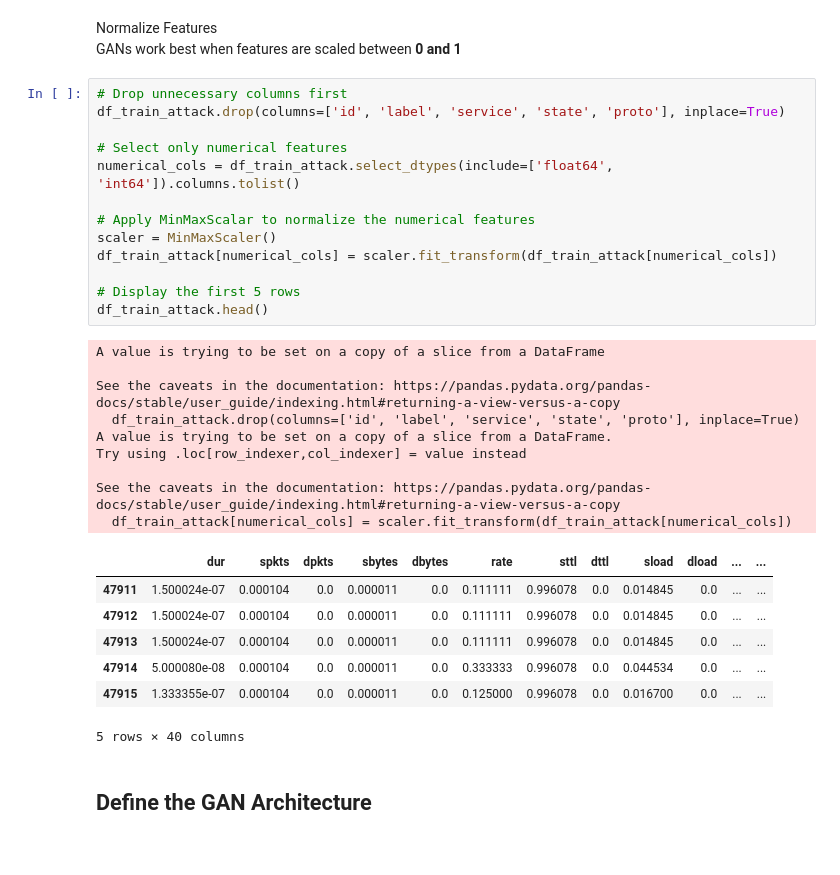
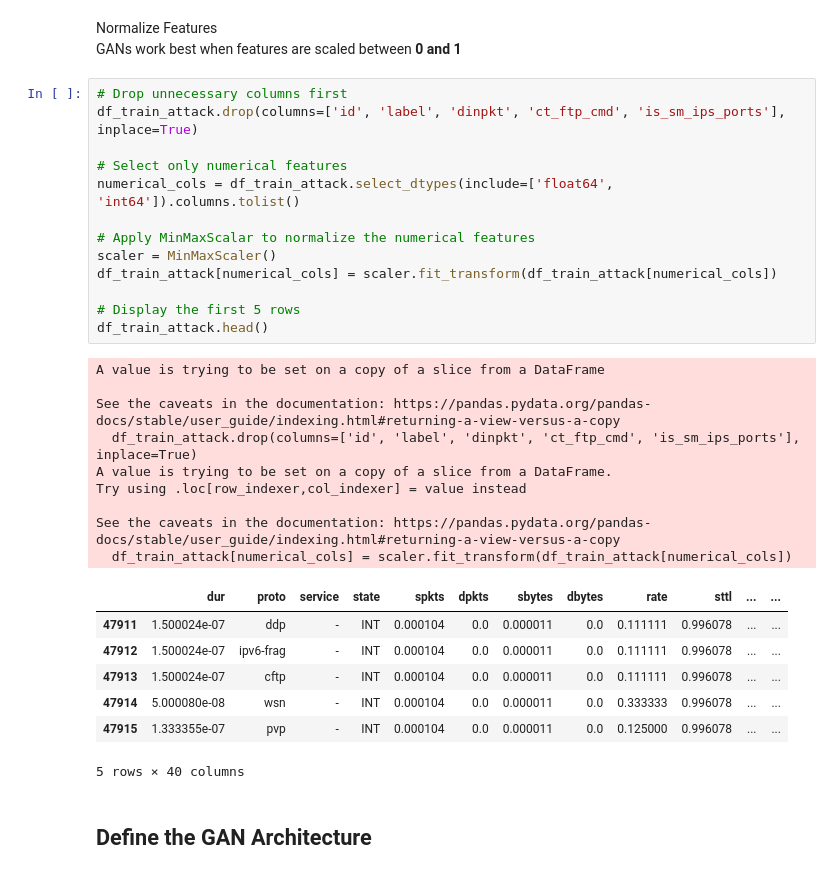
Before and after one commit to rajasa13/SimpleGAN, a Jupyter notebook: simpleGAN.ipynb, the cells around one changed output. Drawn from its saved outputs; the diff is of its cells as text.

```diff
--- a/simpleGAN.ipynb
+++ b/simpleGAN.ipynb
@@ -137,33 +200,33 @@ Normalize Features
 GANs work best when features are scaled between **0 and 1**
 # %%
 # Drop unnecessary columns first
-df_train_attack.drop(columns=['id', 'label', 'service', 'state', 'proto'], inplace=True)
+df_train_attack.drop(columns=['id', 'label', 'dinpkt', 'ct_ftp_cmd', 'is_sm_ips_ports'], inplace=True)
 
 # Select only numerical features
 numerical_cols = df_train_attack.select_dtypes(include=['float64', 'int64']).columns.tolist()
 
 # Apply MinMaxScalar to normalize the numerical features
 scaler = MinMaxScaler()
 df_train_attack[numerical_cols] = scaler.fit_transform(df_train_attack[numerical_cols])
 
 # Display the first 5 rows
 df_train_attack.head()
 # %% [output]
 A value is trying to be set on a copy of a slice from a DataFrame
 
 See the caveats in the documentation: https://pandas.pydata.org/pandas-docs/stable/user_guide/indexing.html#returning-a-view-versus-a-copy
-  df_train_attack.drop(columns=['id', 'label', 'service', 'state', 'proto'], inplace=True)
+  df_train_attack.drop(columns=['id', 'label', 'dinpkt', 'ct_ftp_cmd', 'is_sm_ips_ports'], inplace=True)
 A value is trying to be set on a copy of a slice from a DataFrame.
 Try using .loc[row_indexer,col_indexer] = value instead
 
 See the caveats in the documentation: https://pandas.pydata.org/pandas-docs/stable/user_guide/indexing.html#returning-a-view-versus-a-copy
   df_train_attack[numerical_cols] = scaler.fit_transform(df_train_attack[numerical_cols])
-|  | dur | spkts | dpkts | sbytes | dbytes | rate | sttl | dttl | sload | dload | ... | ... |
-| 47911 | 1.500024e-07 | 0.000104 | 0.0 | 0.000011 | 0.0 | 0.111111 | 0.996078 | 0.0 | 0.014845 | 0.0 | ... | ... |
-| 47912 | 1.500024e-07 | 0.000104 | 0.0 | 0.000011 | 0.0 | 0.111111 | 0.996078 | 0.0 | 0.014845 | 0.0 | ... | ... |
-| 47913 | 1.500024e-07 | 0.000104 | 0.0 | 0.000011 | 0.0 | 0.111111 | 0.996078 | 0.0 | 0.014845 | 0.0 | ... | ... |
-| 47914 | 5.000080e-08 | 0.000104 | 0.0 | 0.000011 | 0.0 | 0.333333 | 0.996078 | 0.0 | 0.044534 | 0.0 | ... | ... |
-| 47915 | 1.333355e-07 | 0.000104 | 0.0 | 0.000011 | 0.0 | 0.125000 | 0.996078 | 0.0 | 0.016700 | 0.0 | ... | ... |
+|  | dur | proto | service | state | spkts | dpkts | sbytes | dbytes | rate | sttl | ... | ... |
+| 47911 | 1.500024e-07 | ddp | - | INT | 0.000104 | 0.0 | 0.000011 | 0.0 | 0.111111 | 0.996078 | ... | ... |
+| 47912 | 1.500024e-07 | ipv6-frag | - | INT | 0.000104 | 0.0 | 0.000011 | 0.0 | 0.111111 | 0.996078 | ... | ... |
+| 47913 | 1.500024e-07 | cftp | - | INT | 0.000104 | 0.0 | 0.000011 | 0.0 | 0.111111 | 0.996078 | ... | ... |
+| 47914 | 5.000080e-08 | wsn | - | INT | 0.000104 | 0.0 | 0.000011 | 0.0 | 0.333333 | 0.996078 | ... | ... |
+| 47915 | 1.333355e-07 | pvp | - | INT | 0.000104 | 0.0 | 0.000011 | 0.0 | 0.125000 | 0.996078 | ... | ... |
 5 rows × 40 columns
 # %% [markdown]
 ## Define the GAN Architecture
```
Also changed, not shown: parts of 6 cells of this notebook.
